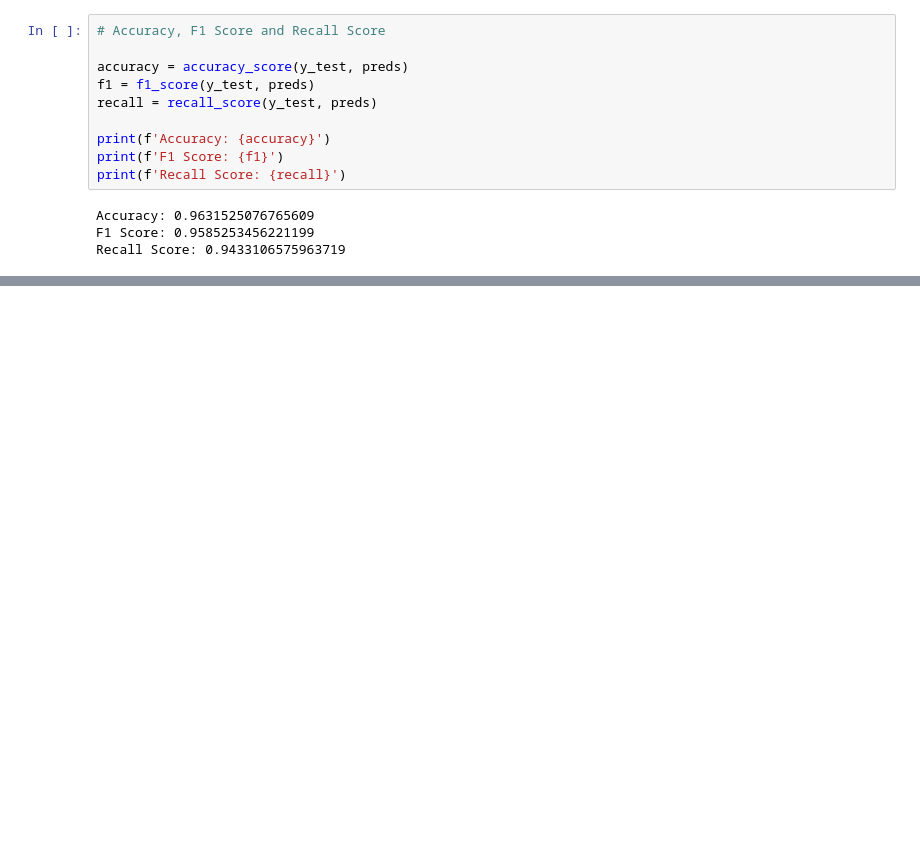
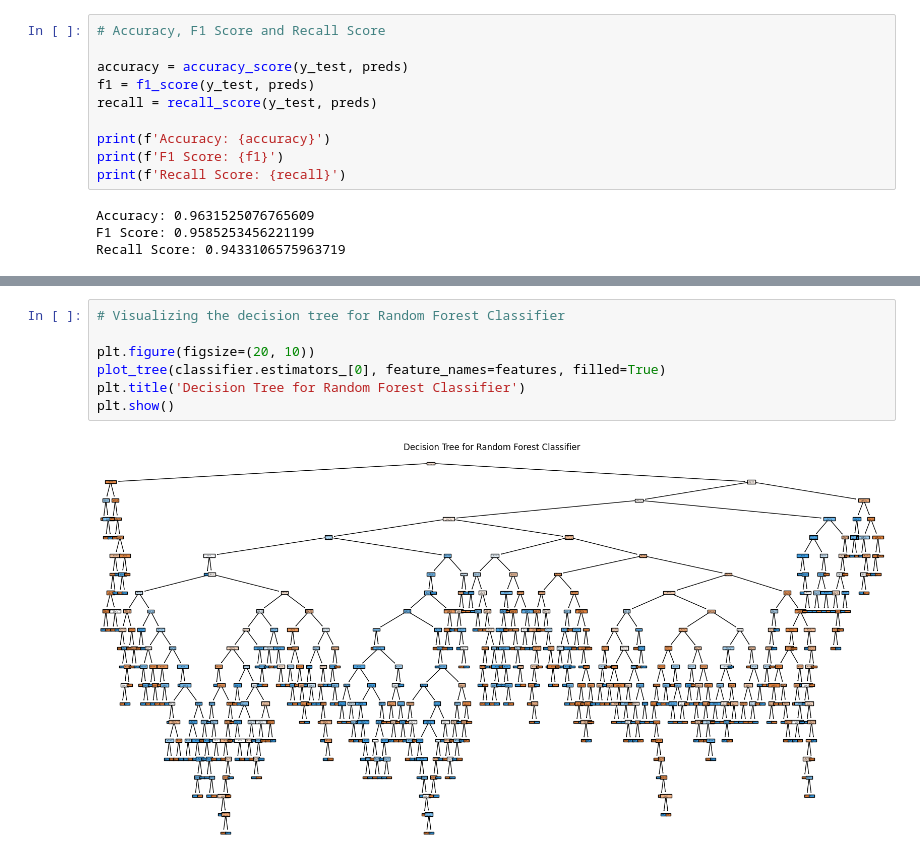
Before and after one commit to shvmpandey98/csci5622-project, a Jupyter notebook: 10_decision_trees.ipynb, the cells around one changed output, grey strips where cells are left out. Drawn from its saved outputs; the diff is of its cells as text; blank space fills up the shorter version.

```diff
--- a/10_decision_trees.ipynb
+++ b/10_decision_trees.ipynb
@@ -217,0 +251,9 @@ Recall Score: 0.9433106575963719
+# %%
+# Visualizing the decision tree for Random Forest Classifier
+
+plt.figure(figsize=(20, 10))
+plot_tree(classifier.estimators_[0], feature_names=features, filled=True)
+plt.title('Decision Tree for Random Forest Classifier')
+plt.show()
+# %% [output]
+[figure, added]
```
Also changed, not shown: parts of 7 cells of this notebook.
